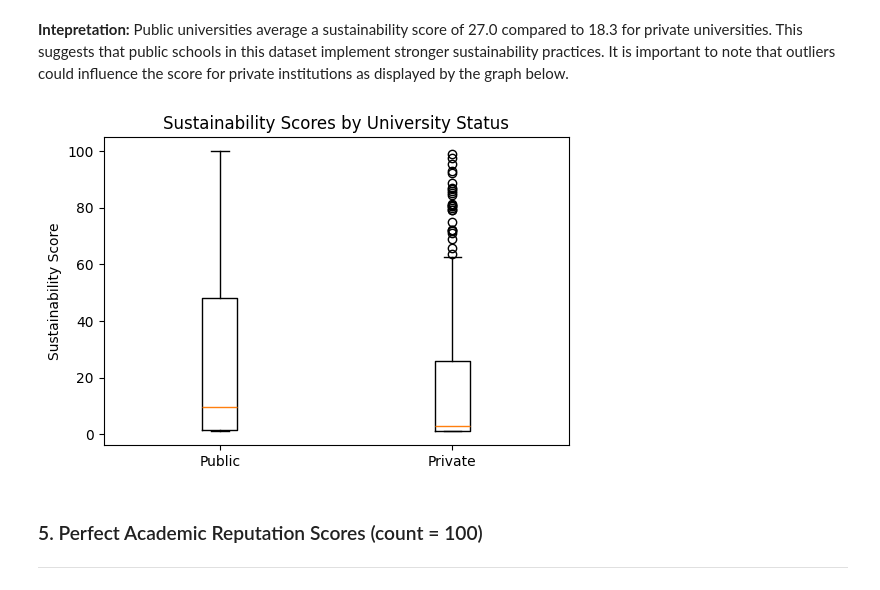
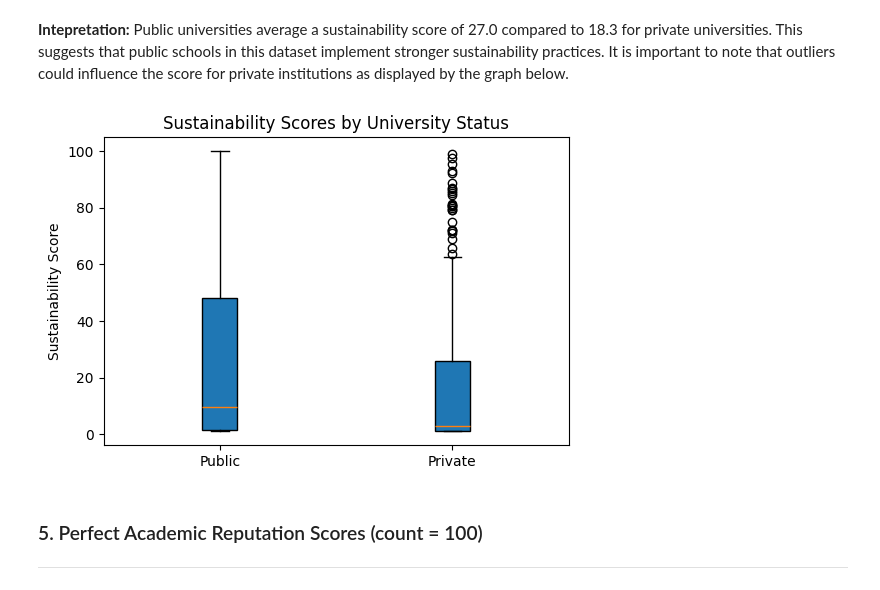
Before and after one commit to winvinsn/World-University-Rankings-Data-Analysis, a Jupyter notebook: World_University_Ranking_Data_Analysis.ipynb, the cells around one changed output. Drawn from its saved outputs; the diff is of its cells as text; code cells hidden in the pictures.

```diff
--- a/World_University_Ranking_Data_Analysis.ipynb
+++ b/World_University_Ranking_Data_Analysis.ipynb
@@ -32,6 +32,11 @@ import pandas as pd
 import matplotlib.pyplot as plt
 import numpy as np
 import seaborn as sns # for correlation heatmap
+
+%config InlineBackend.print_figure_kwargs = {'bbox_inches': 'tight'}
+%matplotlib inline
+import matplotlib.pyplot as plt
+plt.rcParams['figure.figsize'] = (6, 4)
 
 # load the data
 df = pd.read_csv(
@@ -297,18 +302,19 @@ Unknown   4.422989    1.20
 # %%
 # Visualization - Boxplot
 sust = df[['status','sustainability_score']].dropna()
 plt.figure(figsize=(6,4))
 
-# The most compatible approach
+# Modern compatible approach
 boxes = plt.boxplot([sust[sust.status=='Public'].sustainability_score,
-                    sust[sust.status=='Private'].sustainability_score])
+                    sust[sust.status=='Private'].sustainability_score],
+                   patch_artist=True)
 
 plt.xticks([1, 2], ['Public', 'Private'])
 plt.title('Sustainability Scores by University Status')
 plt.ylabel('Sustainability Score')
 plt.show()
 # %% [output]
-[figure, old version]
+[figure, new version]
 # %% [markdown]
 ### 5. Perfect Academic Reputation Scores (count = 100)
 
```
